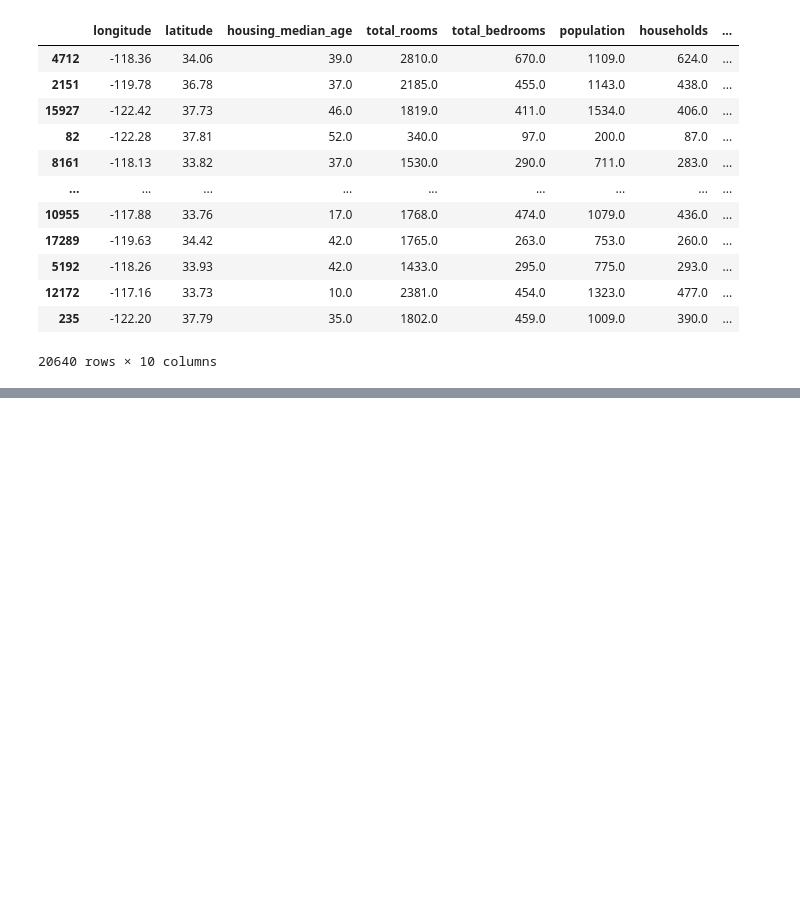
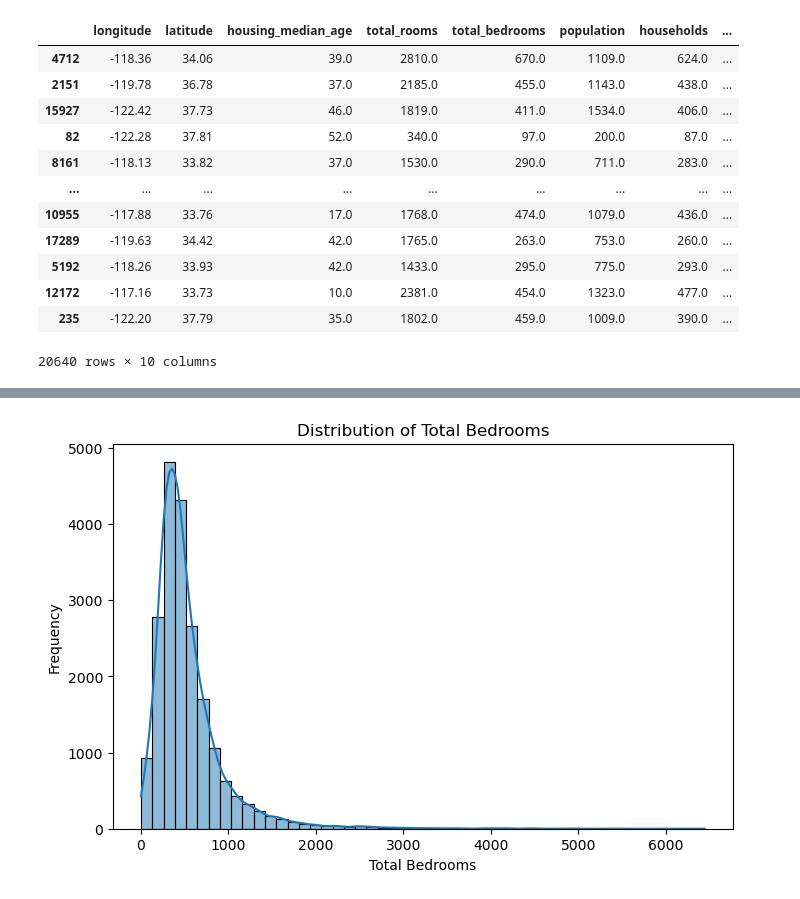
Before and after one commit to tashdid-abir/Machine-Learning, a Jupyter notebook: Personal Projects/California Housing Price Prediction/notebook/test.ipynb, the cells around one changed output, grey strips where cells are left out. Cells and saved outputs as stored; diff of their text form; code cells hidden in the pictures; blank space fills up the shorter version.

```diff
--- a/Personal Projects/California Housing Price Prediction/notebook/test.ipynb
+++ b/Personal Projects/California Housing Price Prediction/notebook/test.ipynb
@@ -74,4 +75,4 @@ df_shuffled
 | 235 | -122.20 | 37.79 | 35.0 | 1802.0 | 459.0 | 1009.0 | 390.0 | ... |
 20640 rows × 10 columns
 # %%
-pd.get_dummies(df_shuffled['ocean_proximity']).head()
+df_shuffled = df_shuffled.join(pd.get_dummies(df_shuffled['ocean_proximity']))
@@ -84,0 +88,2 @@ pd.get_dummies(df_shuffled['ocean_proximity']).head()
+# %%
+df_shuffled.drop(columns=['ocean_proximity'],inplace=True,axis=0)
@@ -84,0 +106,2 @@ pd.get_dummies(df_shuffled['ocean_proximity']).head()
+# %%
+df_shuffled['total_bedrooms'].fillna(df_shuffled['total_bedrooms'].median(), inplace=True)
@@ -84,0 +135,9 @@ pd.get_dummies(df_shuffled['ocean_proximity']).head()
+# %%
+plt.figure(figsize=(8, 5))
+sns.histplot(df_shuffled["total_bedrooms"], bins=50, kde=True)
+plt.xlabel("Total Bedrooms")
+plt.ylabel("Frequency")
+plt.title("Distribution of Total Bedrooms")
+plt.show()
+# %% [output]
+[figure, added]
```
Also changed, not shown: parts of 11 cells of this notebook.
